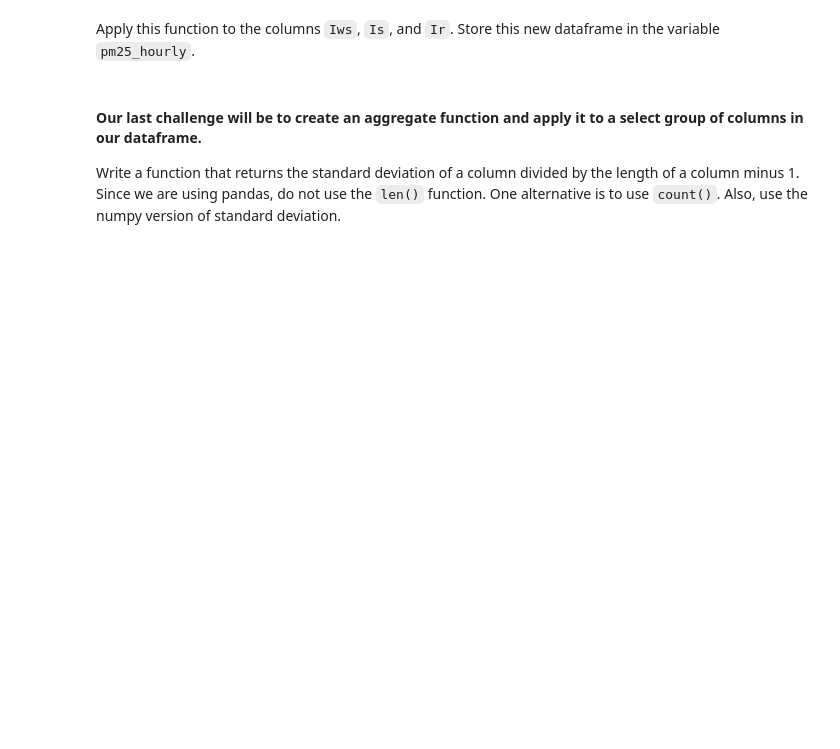
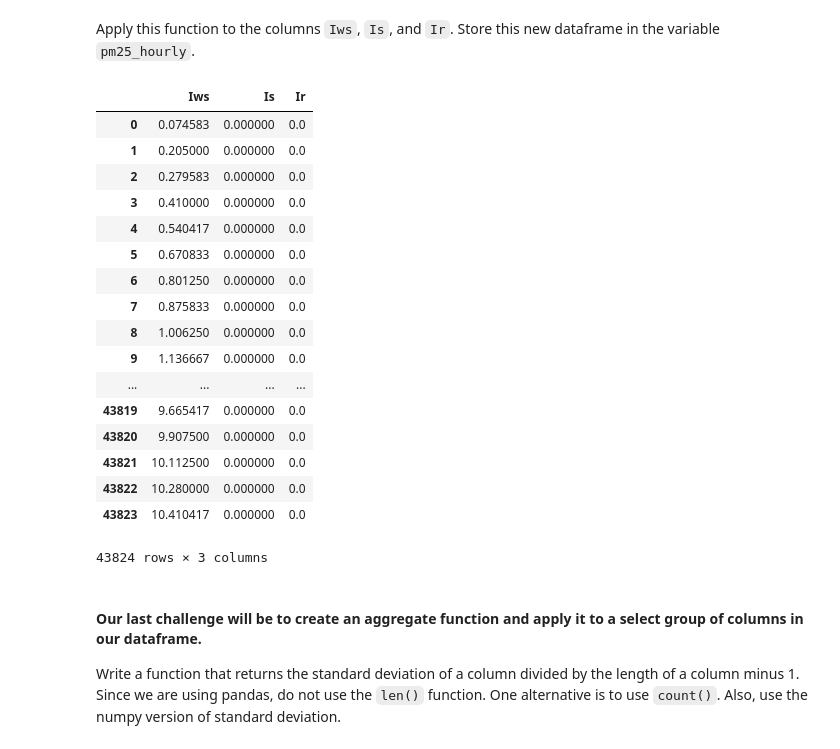
Before and after one commit to NSG2019/data-labs, a Jupyter notebook: module-1/lab-map-reduce-filter/your-code/main.ipynb, the cells around one changed output. Cells and saved outputs as stored; diff of their text form; code cells hidden in the pictures; blank space fills up the shorter version.

```diff
--- a/module-1/lab-map-reduce-filter/your-code/main.ipynb
+++ b/module-1/lab-map-reduce-filter/your-code/main.ipynb
@@ -264,6 +274,29 @@ def hourly(x):
 Apply this function to the columns `Iws`, `Is`, and `Ir`. Store this new dataframe in the variable `pm25_hourly`.
 # %%
 # Your code here:
+
+pm25_hourly = pm25[["Iws","Is","Ir"]].apply(hourly)
+
+pm25_hourly
+# %% [output]
+|  | Iws | Is | Ir |
+| 0 | 0.074583 | 0.000000 | 0.0 |
+| 1 | 0.205000 | 0.000000 | 0.0 |
+| 2 | 0.279583 | 0.000000 | 0.0 |
+| 3 | 0.410000 | 0.000000 | 0.0 |
+| 4 | 0.540417 | 0.000000 | 0.0 |
+| 5 | 0.670833 | 0.000000 | 0.0 |
+| 6 | 0.801250 | 0.000000 | 0.0 |
+| 7 | 0.875833 | 0.000000 | 0.0 |
+| 8 | 1.006250 | 0.000000 | 0.0 |
+| 9 | 1.136667 | 0.000000 | 0.0 |
+| ... | ... | ... | ... |
+| 43819 | 9.665417 | 0.000000 | 0.0 |
+| 43820 | 9.907500 | 0.000000 | 0.0 |
+| 43821 | 10.112500 | 0.000000 | 0.0 |
+| 43822 | 10.280000 | 0.000000 | 0.0 |
+| 43823 | 10.410417 | 0.000000 | 0.0 |
+43824 rows × 3 columns
 # %% [markdown]
 #### Our last challenge will be to create an aggregate function and apply it to a select group of columns in our dataframe.
 
```
Also changed, not shown: parts of 4 cells of this notebook.
